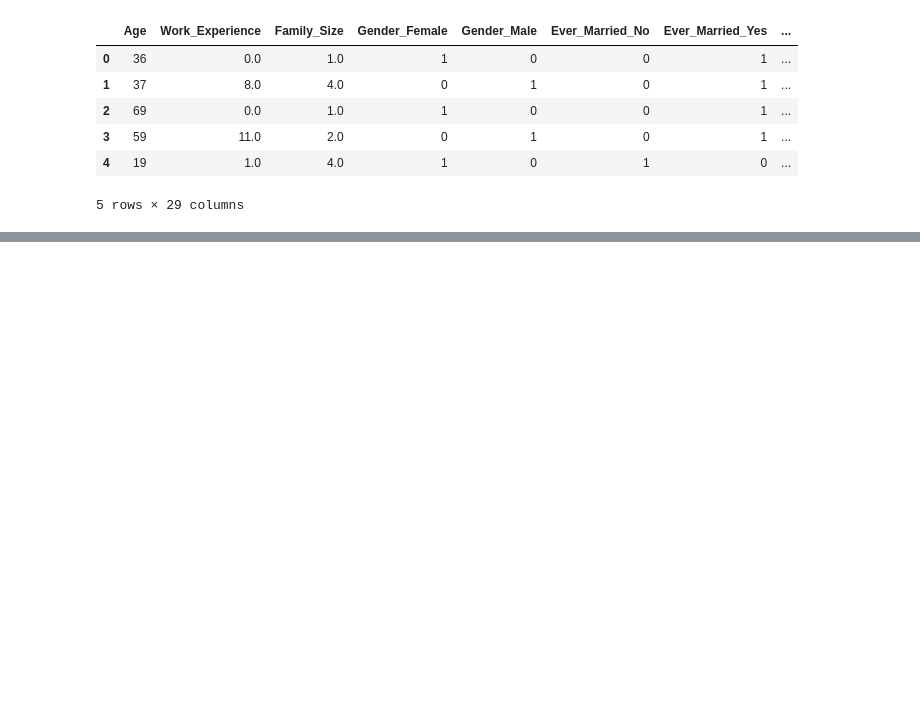
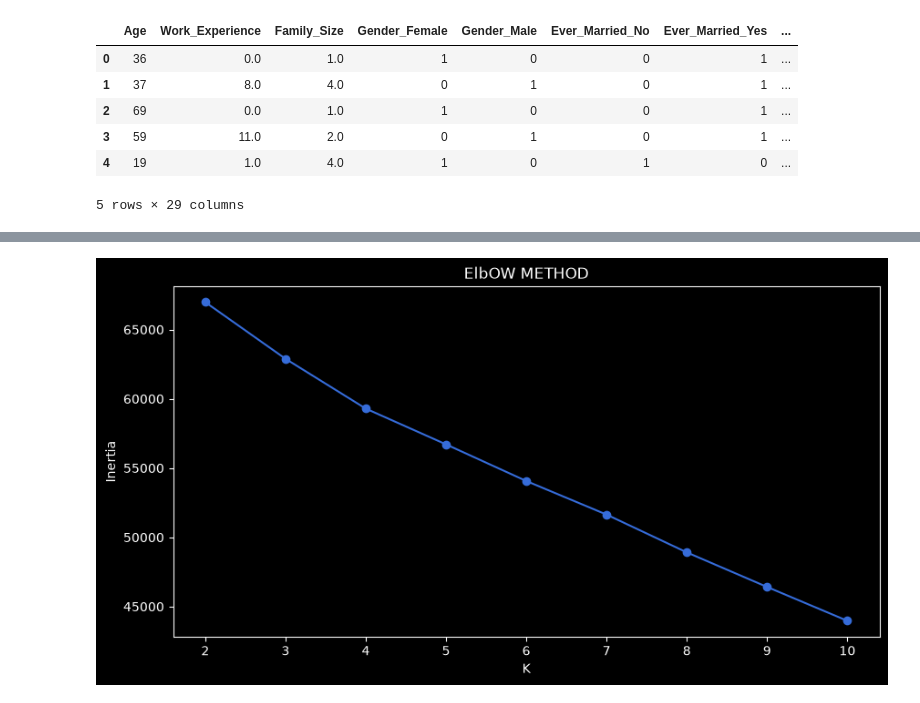
Before and after one commit to MUHAMMADZARYABKHAN-21/new.py, a Jupyter notebook: SCIKIT/Project_Cutomer_Segmentation.ipynb, the cells around one changed output, grey strips where cells are left out. Cells and saved outputs as stored; diff of their text form; code cells hidden in the pictures; blank space fills up the shorter version.

Commit message:
kmeans++ project

```diff
--- a/SCIKIT/Project_Cutomer_Segmentation.ipynb
+++ b/SCIKIT/Project_Cutomer_Segmentation.ipynb
@@ -295,0 +318,3 @@ X.head()
+# %%
+scaler=StandardScaler()
+X_scaled=scaler.fit_transform(X)
@@ -295,0 +333,29 @@ X.head()
+# %%
+from sklearn.cluster import KMeans
+from sklearn.metrics import silhouette_score
+
+inertias = []
+silhouette_scores = []
+
+K_range = range(2, 11)
+
+for k in K_range:
+
+    model = KMeans(
+        n_clusters=k,
+        random_state=42,
+        n_init=10
+    )
+
+    labels = model.fit_predict(X_scaled)
+
+    inertias.append(model.inertia_)
+    silhouette_scores.append(
+        silhouette_score(X_scaled, labels)
+    )
+
+    print(
+        f"K = {k} | "
+        f"Inertia = {model.inertia_:.2f} | "
+        f"Silhouette = {silhouette_scores[-1]:.3f}"
+    )
@@ -295,0 +372,10 @@ X.head()
+# %%
+plt.figure(figsize=(10,5))
+plt.plot(K_range, inertias,
+         marker="o")
+plt.xlabel("K")
+plt.ylabel("Inertia")
+plt.title("ElbOW METHOD")
+plt.show()
+# %% [output]
+[figure, added]
```
Also changed, not shown: parts of 6 cells of this notebook.
